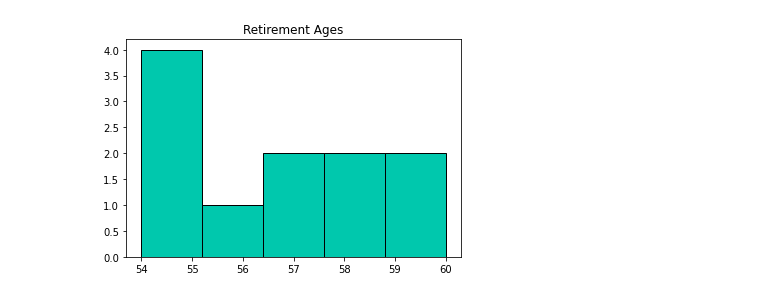
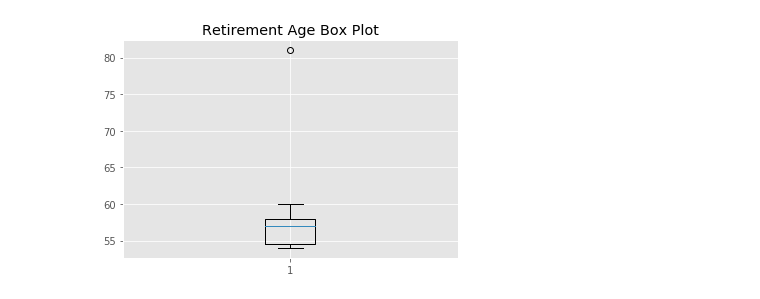
Before and after one commit to kabutie-dej/dsc-data-analysis-python-intro, a Jupyter notebook: index.ipynb, the cells around one changed output. Drawn from its saved outputs; the diff is of its cells as text; code cells hidden in the pictures.

```diff
--- a/index.ipynb
+++ b/index.ipynb
@@ -102,8 +193,11 @@ For the sample data above, let's draw a histogram for retirement ages.
 # %%
 import matplotlib.pyplot as plt
-x = [54, 54, 54, 55, 56, 57, 57, 58, 58, 60, 60]
-bins = 5
-plt.hist(x, bins=bins, edgecolor="black", color="#00C8AD")
-plt.title("Retirement Ages");
+%matplotlib inline
+
+plt.style.use('ggplot') # for viewing a grid on plot
+x = [54, 54, 54, 55, 56, 57, 57, 58, 58, 60, 81]
+plt.boxplot(x)
+plt.title ("Retirement Age Box Plot")
+plt.show()
 # %% [output]
-[figure, old version]
+[figure, new version]
```
Also changed, not shown: parts of 30 cells of this notebook.
